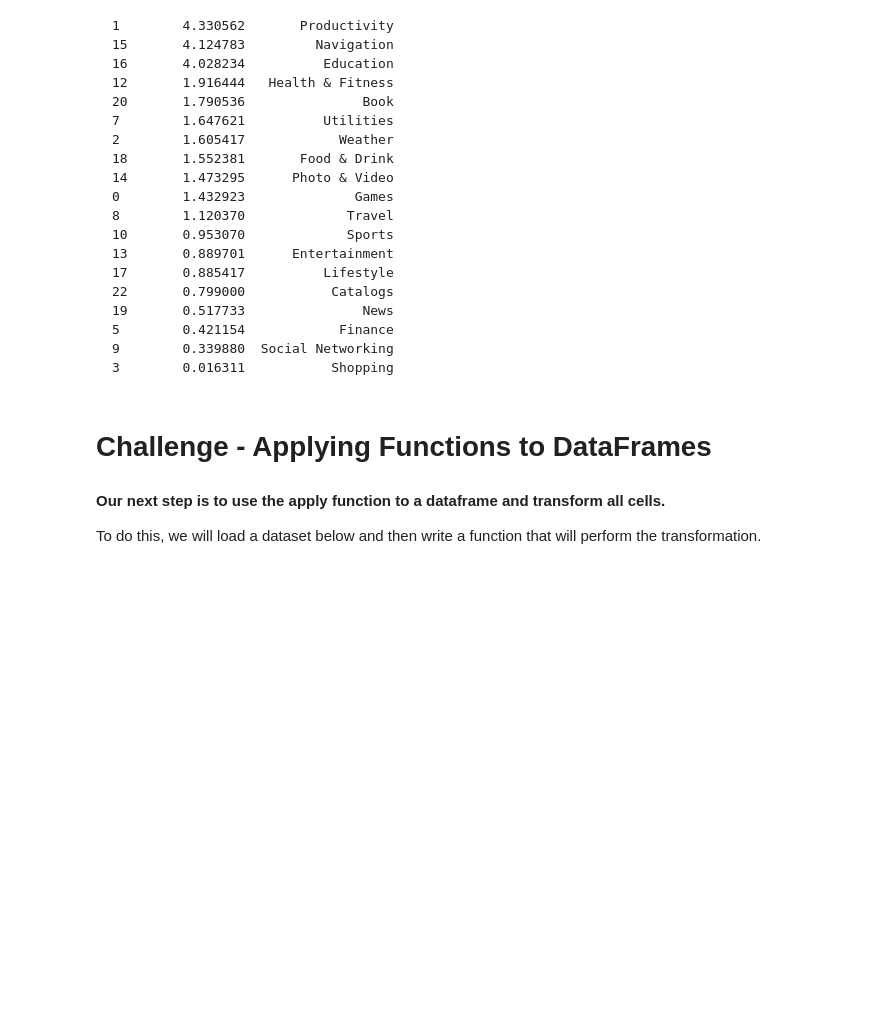
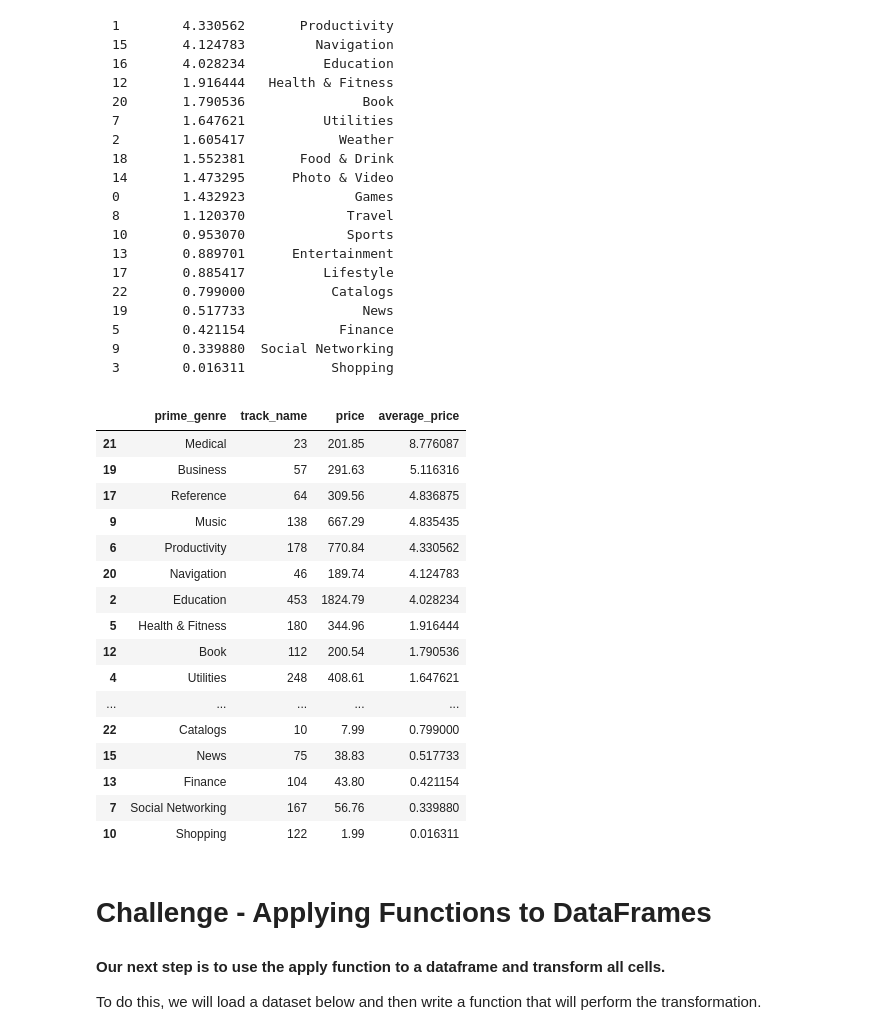
Before and after one commit to ta-data-lis/lab-pandas-deep-dive, a Jupyter notebook: your-code/main.ipynb, the cells around one changed output. Cells and saved outputs as stored; diff of their text form; code cells hidden in the pictures; blank space fills up the shorter version.

```diff
--- a/your-code/main.ipynb
+++ b/your-code/main.ipynb
@@ -14,6 +17,7 @@
 Assign the returned value to a variable called `data`.
 # %%
 # your code here
+data = pd.read_csv("apple_store.csv")
 # %% [markdown]
 #### 4. Print the first 5 rows of `data` to see what the data look like.
 
@@ -87,0 +169,4 @@ Name: prime_genre, dtype: int64
+# %%
+# old code Linda
+genres_top = (data.groupby("prime_genre", as_index=False).agg({"track_name":"count"})).sort_values(by= "track_name",ascending=False)
+genres_top.head(3)
@@ -189,3 +319,29 @@ We will leave this question to you. There are several way to solve it. Ideally y
+# %%
+# your code here
+# Maybe not the nicest way, Carla, Carlos could you maybe give me a better solution to calculate the average_price?
+
+genre_sum_price = data.groupby("prime_genre", as_index = False).agg({"price":("sum")})
+comparison = pd.merge(genres_top,genre_sum_price, on = "prime_genre")
+comparison["average_price"]=comparison["price"]/comparison["track_name"]
+comparison.sort_values(by = "average_price", ascending = False)
+# %% [output]
+|  | prime_genre | track_name | price | average_price |
+| 21 | Medical | 23 | 201.85 | 8.776087 |
+| 19 | Business | 57 | 291.63 | 5.116316 |
+| 17 | Reference | 64 | 309.56 | 4.836875 |
+| 9 | Music | 138 | 667.29 | 4.835435 |
+| 6 | Productivity | 178 | 770.84 | 4.330562 |
+| 20 | Navigation | 46 | 189.74 | 4.124783 |
+| 2 | Education | 453 | 1824.79 | 4.028234 |
+| 5 | Health & Fitness | 180 | 344.96 | 1.916444 |
+| 12 | Book | 112 | 200.54 | 1.790536 |
+| 4 | Utilities | 248 | 408.61 | 1.647621 |
+| ... | ... | ... | ... | ... |
+| 22 | Catalogs | 10 | 7.99 | 0.799000 |
+| 15 | News | 75 | 38.83 | 0.517733 |
+| 13 | Finance | 104 | 43.80 | 0.421154 |
+| 7 | Social Networking | 167 | 56.76 | 0.339880 |
+| 10 | Shopping | 122 | 1.99 | 0.016311 |
 # %% [markdown]
 # Challenge - Applying Functions to DataFrames
 
```
Also changed, not shown: parts of 25 cells of this notebook, 1 other file.
